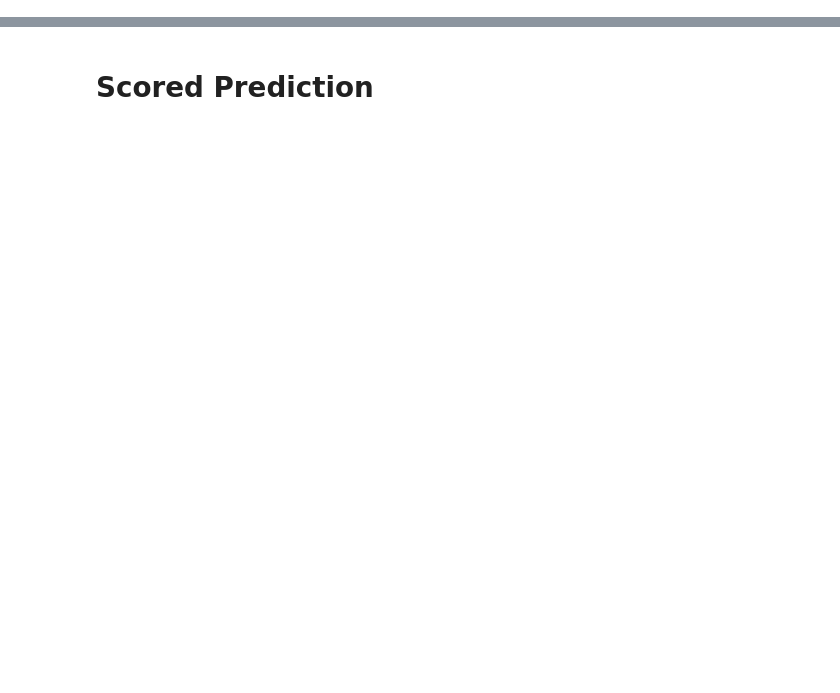
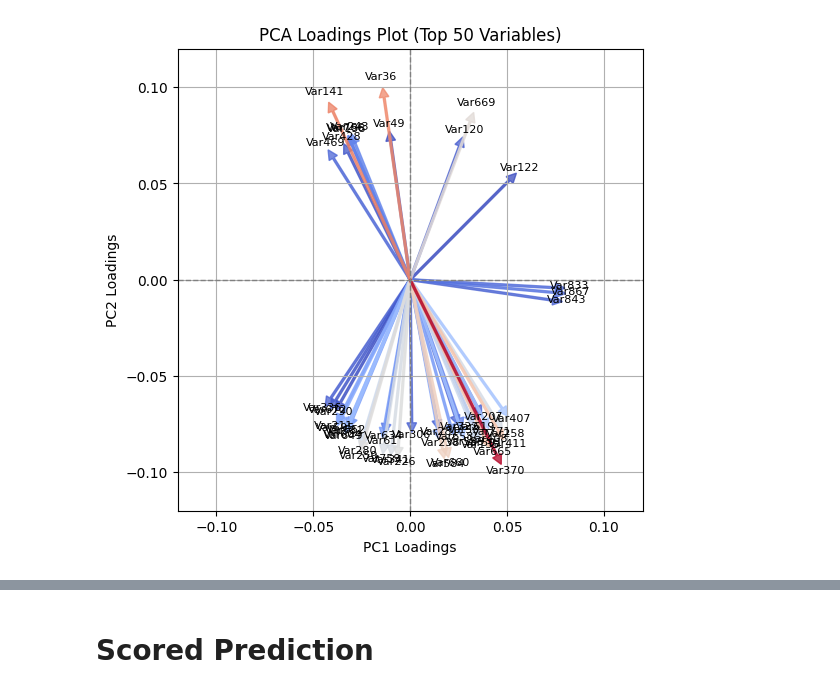
Before and after one commit to Amber1234568/Mechanisms-of-Action-MoA-Prediction-Tutorial, a Jupyter notebook: tut_code.ipynb, the cells around one changed output, grey strips where cells are left out. Drawn from its saved outputs; the diff is of its cells as text; code cells hidden in the pictures; blank space fills up the shorter version.

```diff
--- a/tut_code.ipynb
+++ b/tut_code.ipynb
@@ -98,0 +258,36 @@ X_pca = pca.fit_transform(X_qt)  # shape [n_samples, 50]
+# %%
+loadings = pca.components_.T
+
+pc1_loadings = loadings[:, 0]
+pc2_loadings = loadings[:, 1]
+
+loading_magnitude = np.sqrt(pc1_loadings**2 + pc2_loadings**2)
+
+top_n = 50
+top_indices = np.argsort(loading_magnitude)[-top_n:]
+
+contributions_normalized = (loading_magnitude[top_indices] - np.min(loading_magnitude[top_indices])) / \
+                           (np.max(loading_magnitude[top_indices]) - np.min(loading_magnitude[top_indices]))
+
+plt.figure(figsize=(6, 6))
+
+cmap = plt.cm.coolwarm
+
+for i, idx in enumerate(top_indices):
+    plt.arrow(0, 0, pc1_loadings[idx], pc2_loadings[idx],
+              color=cmap(contributions_normalized[i]), alpha=0.75,
+              head_width=0.005, head_length=0.005)
+    plt.text(pc1_loadings[idx] * 1.1, pc2_loadings[idx] * 1.1,
+             f"Var{idx+1}", fontsize=8, color='black', ha='center')
+
+plt.axhline(0, color='gray', linestyle='--', linewidth=1)
+plt.axvline(0, color='gray', linestyle='--', linewidth=1)
+plt.xlim(-0.12, 0.12)
+plt.ylim(-0.12, 0.12)
+plt.xlabel("PC1 Loadings")
+plt.ylabel("PC2 Loadings")
+plt.title("PCA Loadings Plot (Top 50 Variables)")
+plt.grid(True)
+plt.show()
+# %% [output]
+[figure, added]
```
Also changed, not shown: parts of 39 cells of this notebook, 1 other file.
